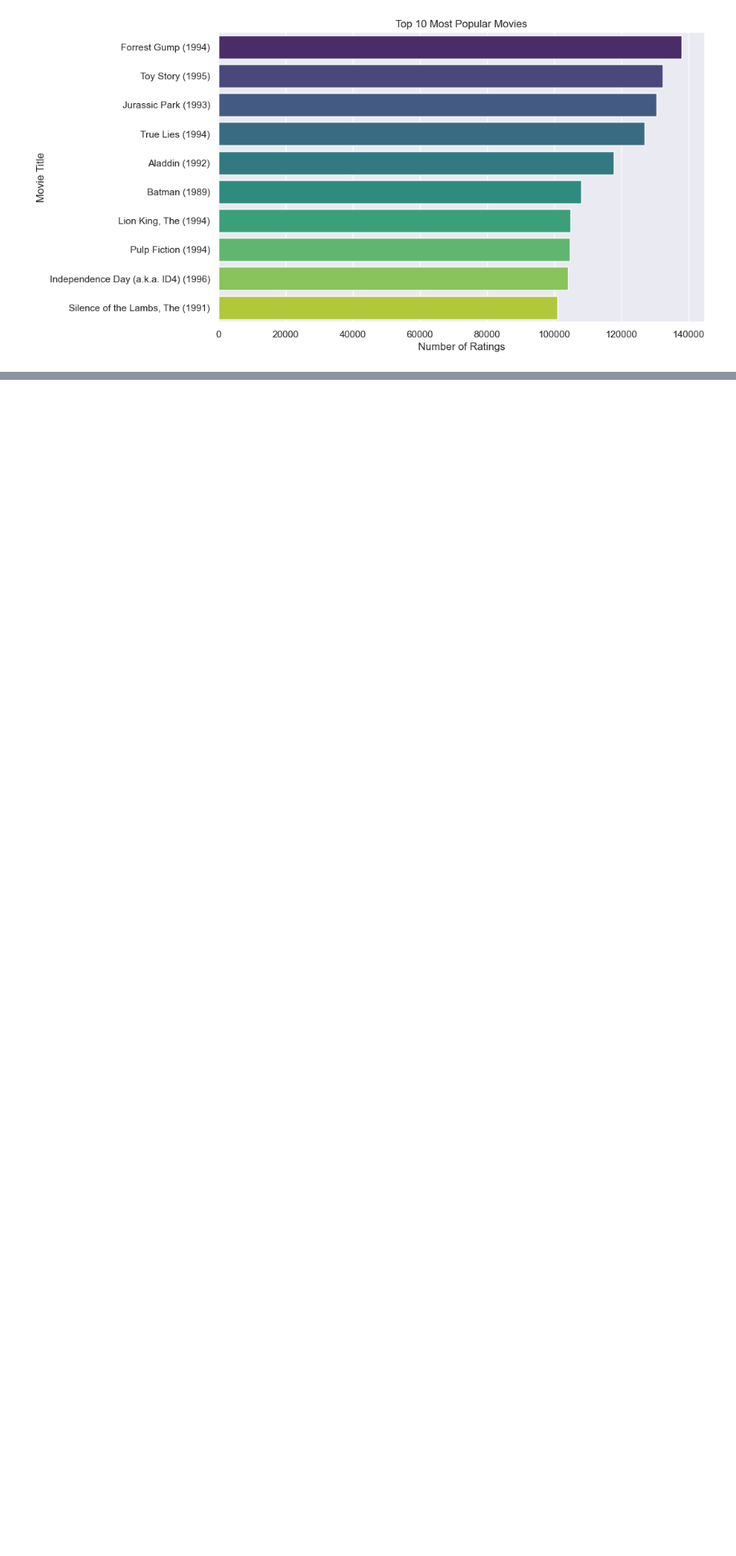
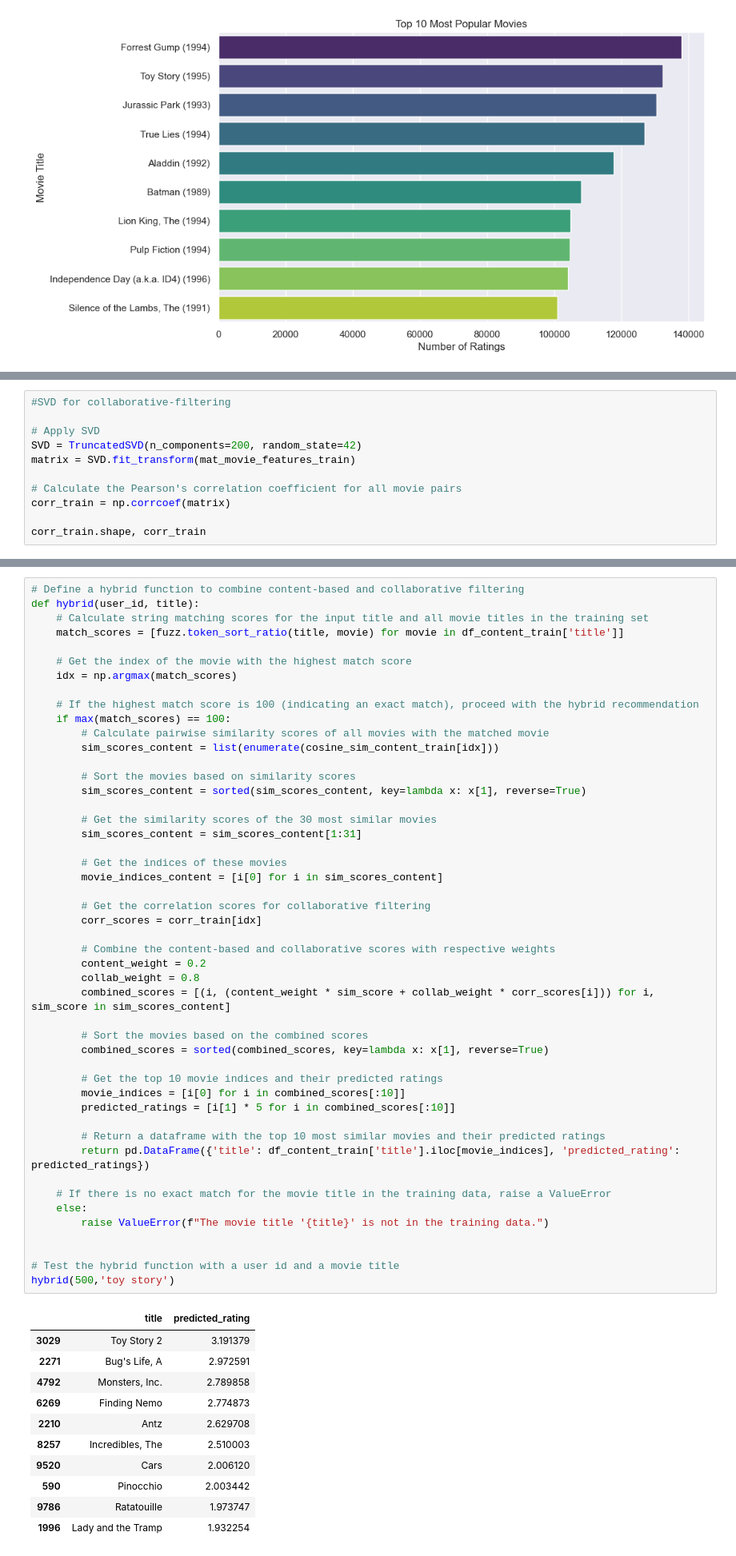
Before and after one commit to svl27/hybrid_recommender_system, a Jupyter notebook: rec_final.ipynb, the cells around one changed output, grey strips where cells are left out. Shown at 80% size. Cells and saved outputs as stored; diff of their text form; blank space fills up the shorter version.

```diff
--- a/rec_final.ipynb
+++ b/rec_final.ipynb
@@ -322,0 +468,11 @@ plt.show()
+# %%
+#SVD for collaborative-filtering
+
+# Apply SVD
+SVD = TruncatedSVD(n_components=200, random_state=42)
+matrix = SVD.fit_transform(mat_movie_features_train)
+
+# Calculate the Pearson's correlation coefficient for all movie pairs
+corr_train = np.corrcoef(matrix)
+
+corr_train.shape, corr_train
@@ -322,0 +496,60 @@ plt.show()
+# %%
+# Define a hybrid function to combine content-based and collaborative filtering
+def hybrid(user_id, title):
+    # Calculate string matching scores for the input title and all movie titles in the training set
+    match_scores = [fuzz.token_sort_ratio(title, movie) for movie in df_content_train['title']]
+
+    # Get the index of the movie with the highest match score
+    idx = np.argmax(match_scores)
+
+    # If the highest match score is 100 (indicating an exact match), proceed with the hybrid recommendation
+    if max(match_scores) == 100:
+        # Calculate pairwise similarity scores of all movies with the matched movie
+        sim_scores_content = list(enumerate(cosine_sim_content_train[idx]))
+
+        # Sort the movies based on similarity scores
+        sim_scores_content = sorted(sim_scores_content, key=lambda x: x[1], reverse=True)
+
+        # Get the similarity scores of the 30 most similar movies
+        sim_scores_content = sim_scores_content[1:31]
+
+        # Get the indices of these movies
+        movie_indices_content = [i[0] for i in sim_scores_content]
+
+        # Get the correlation scores for collaborative filtering
+        corr_scores = corr_train[idx]
+
+        # Combine the content-based and collaborative scores with respective weights
+        content_weight = 0.2
+        collab_weight = 0.8
+        combined_scores = [(i, (content_weight * sim_score + collab_weight * corr_scores[i])) for i, sim_score in sim_scores_content]
+
+        # Sort the movies based on the combined scores
+        combined_scores = sorted(combined_scores, key=lambda x: x[1], reverse=True)
+
+        # Get the top 10 movie indices and their predicted ratings
+        movie_indices = [i[0] for i in combined_scores[:10]]
+        predicted_ratings = [i[1] * 5 for i in combined_scores[:10]]
+
+        # Return a dataframe with the top 10 most similar movies and their predicted ratings
+        return pd.DataFrame({'title': df_content_train['title'].iloc[movie_indices], 'predicted_rating': predicted_ratings})
+
+    # If there is no exact match for the movie title in the training data, raise a ValueError
+    else:
+        raise ValueError(f"The movie title '{title}' is not in the training data.")
+
+
+# Test the hybrid function with a user id and a movie title
+hybrid(500,'toy story')
+# %% [output]
+|  | title | predicted_rating |
+| 3029 | Toy Story 2 | 3.191379 |
+| 2271 | Bug's Life, A | 2.972591 |
+| 4792 | Monsters, Inc. | 2.789858 |
+| 6269 | Finding Nemo | 2.774873 |
+| 2210 | Antz | 2.629708 |
+| 8257 | Incredibles, The | 2.510003 |
+| 9520 | Cars | 2.006120 |
+| 590 | Pinocchio | 2.003442 |
+| 9786 | Ratatouille | 1.973747 |
+| 1996 | Lady and the Tramp | 1.932254 |
```
Also changed, not shown: parts of 50 cells of this notebook.
